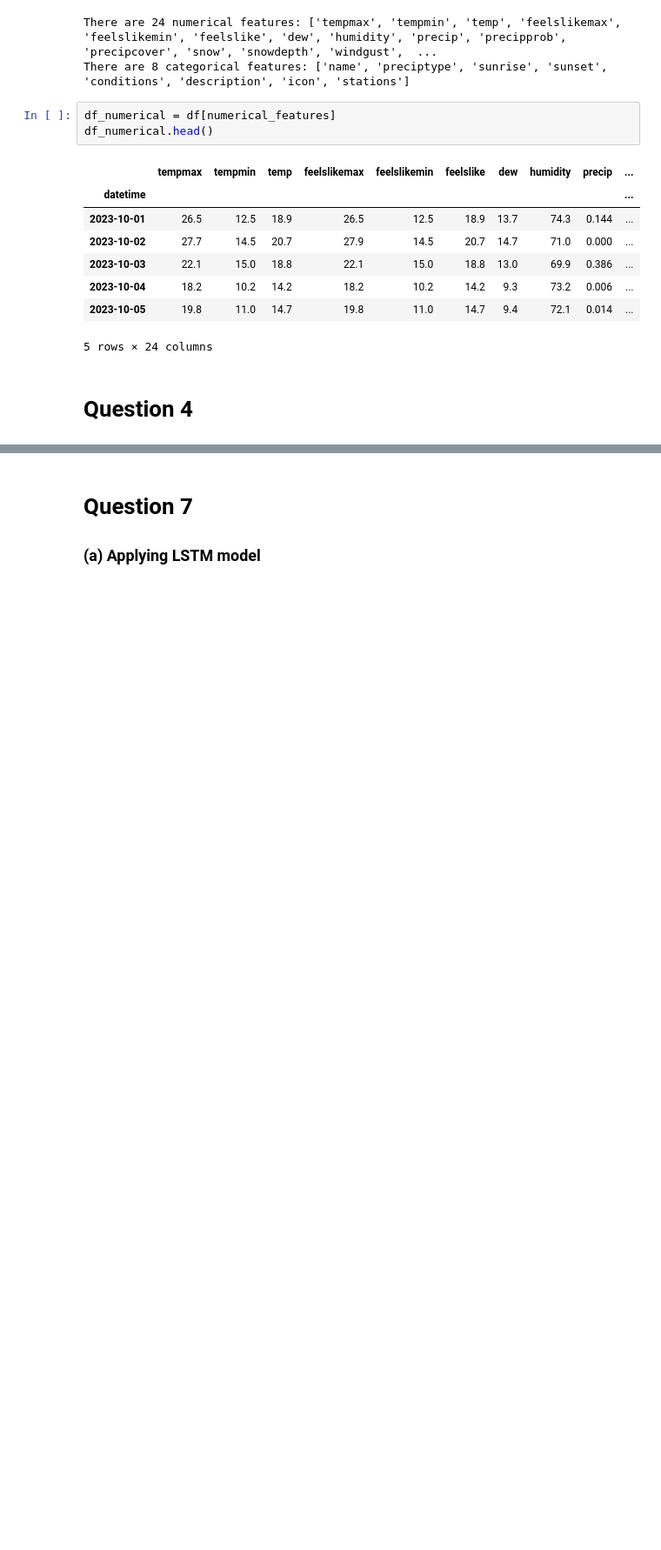
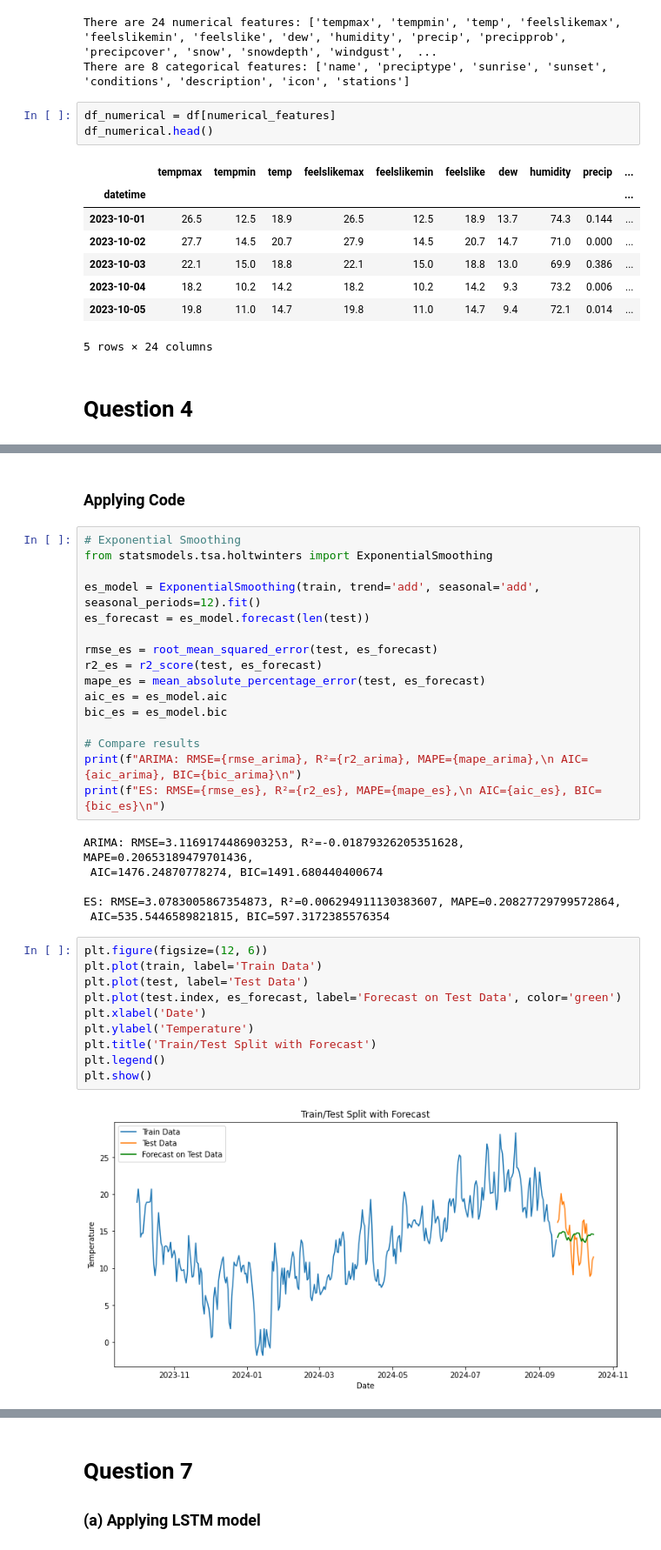
Before and after one commit to longle0702/lstm-predict-paris-temp, a Jupyter notebook: time_series_group_4_torch.ipynb, the cells around one changed output, grey strips where cells are left out. Shown at 87% size. Saved outputs shown, nothing was run; the diff lists cells and outputs as text; blank space fills up the shorter version.

```diff
--- a/time_series_group_4_torch.ipynb
+++ b/time_series_group_4_torch.ipynb
@@ -107,0 +446,36 @@ X_test shape: (31, 23), y_test shape: (31,)
+# %% [markdown]
+### Applying Code
+# %%
+# Exponential Smoothing
+from statsmodels.tsa.holtwinters import ExponentialSmoothing
+
+es_model = ExponentialSmoothing(train, trend='add', seasonal='add', seasonal_periods=12).fit()
+es_forecast = es_model.forecast(len(test))
+
+rmse_es = root_mean_squared_error(test, es_forecast)
+r2_es = r2_score(test, es_forecast)
+mape_es = mean_absolute_percentage_error(test, es_forecast)
+aic_es = es_model.aic
+bic_es = es_model.bic
+
+# Compare results
+print(f"ARIMA: RMSE={rmse_arima}, R²={r2_arima}, MAPE={mape_arima},\n AIC={aic_arima}, BIC={bic_arima}\n")
+print(f"ES: RMSE={rmse_es}, R²={r2_es}, MAPE={mape_es},\n AIC={aic_es}, BIC={bic_es}\n")
+# %% [output]
+ARIMA: RMSE=3.1169174486903253, R²=-0.01879326205351628, MAPE=0.20653189479701436,
+ AIC=1476.24870778274, BIC=1491.680440400674
+
+ES: RMSE=3.0783005867354873, R²=0.006294911130383607, MAPE=0.20827729799572864,
+ AIC=535.5446589821815, BIC=597.3172385576354
+# %%
+plt.figure(figsize=(12, 6))
+plt.plot(train, label='Train Data')
+plt.plot(test, label='Test Data')
+plt.plot(test.index, es_forecast, label='Forecast on Test Data', color='green')
+plt.xlabel('Date')
+plt.ylabel('Temperature')
+plt.title('Train/Test Split with Forecast')
+plt.legend()
+plt.show()
+# %% [output]
+[figure, added]
```
Also changed, not shown: parts of 52 cells of this notebook, 7 other files.
